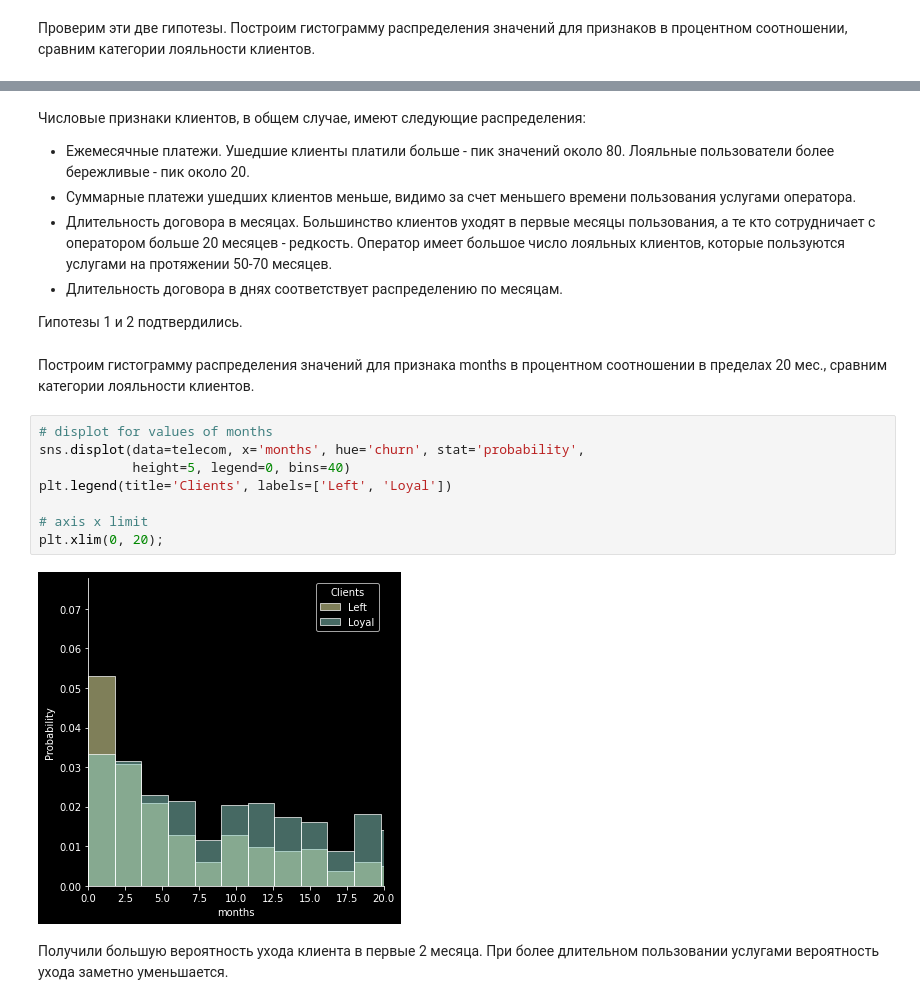
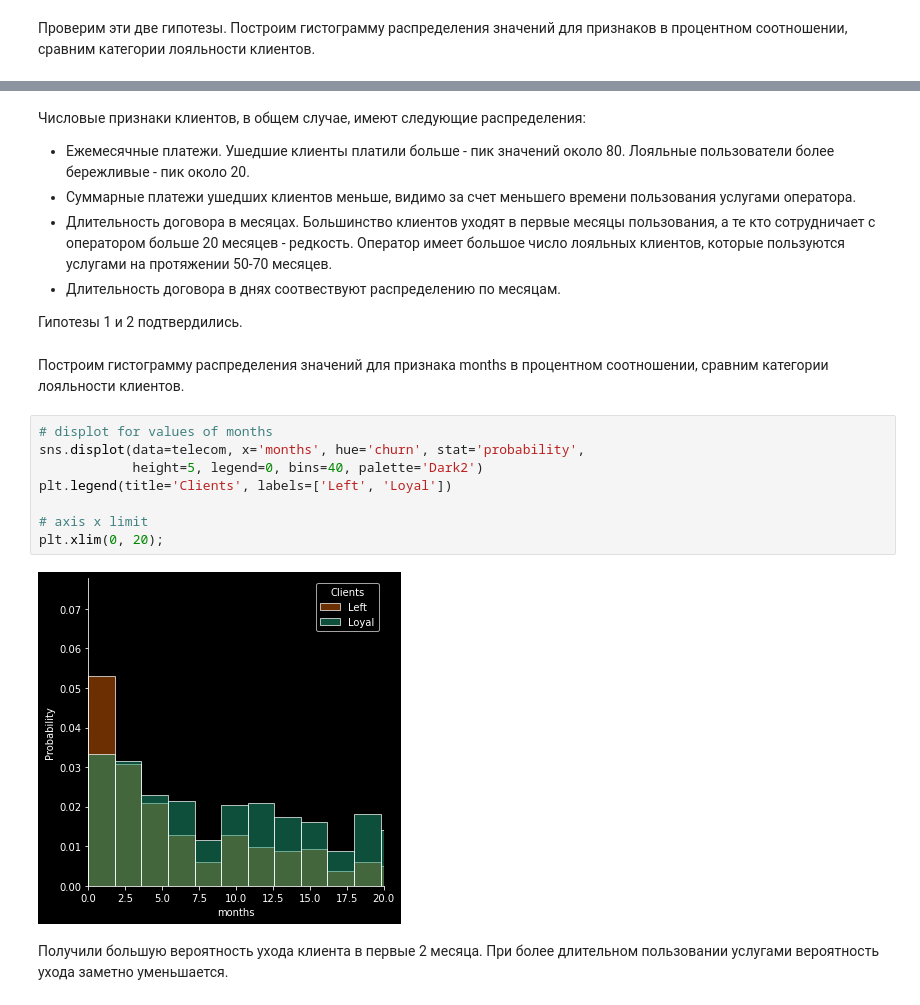
Before and after one commit to Yuryshal/Projects, a Jupyter notebook: telecom/telecom.ipynb, the cells around one changed output, grey strips where cells are left out. Saved outputs shown, nothing was run; the diff lists cells and outputs as text.

```diff
--- a/telecom/telecom.ipynb
+++ b/telecom/telecom.ipynb
@@ -1112,21 +1062,21 @@ dist_num(telecom, numeric_features)
 * Ежемесячные платежи. Ушедшие клиенты платили больше - пик значений около 80. Лояльные пользователи более бережливые - пик около 20.
 * Суммарные платежи ушедших клиентов меньше, видимо за счет меньшего времени пользования услугами оператора.
 * Длительность договора в месяцах. Большинство клиентов уходят в первые месяцы пользования, а те кто сотрудничает с оператором больше 20 месяцев - редкость. Оператор имеет большое число лояльных клиентов, которые пользуются услугами на протяжении 50-70 месяцев.
-* Длительность договора в днях соответствует распределению по месяцам.
+* Длительность договора в днях соотвествуют распределению по месяцам.
 
 Гипотезы 1 и 2 подтвердились.
 # %% [markdown]
-Построим гистограмму распределения значений для признака months в процентном соотношении в пределах 20 мес., сравним категории лояльности клиентов.
+Построим гистограмму распределения значений для признака months в процентном соотношении, сравним категории лояльности клиентов.
 # %%
 # displot for values of months
 sns.displot(data=telecom, x='months', hue='churn', stat='probability',
-            height=5, legend=0, bins=40)
+            height=5, legend=0, bins=40, palette='Dark2')
 plt.legend(title='Clients', labels=['Left', 'Loyal'])
 
 # axis x limit
 plt.xlim(0, 20);
 # %% [output]
-[figure, old version]
+[figure, new version]
 # %% [markdown]
 Получили большую вероятность ухода клиента в первые 2 месяца. При более длительном пользовании услугами вероятность ухода заметно уменьшается.
 # %% [markdown]
```
Also changed, not shown: parts of 108 cells of this notebook.
